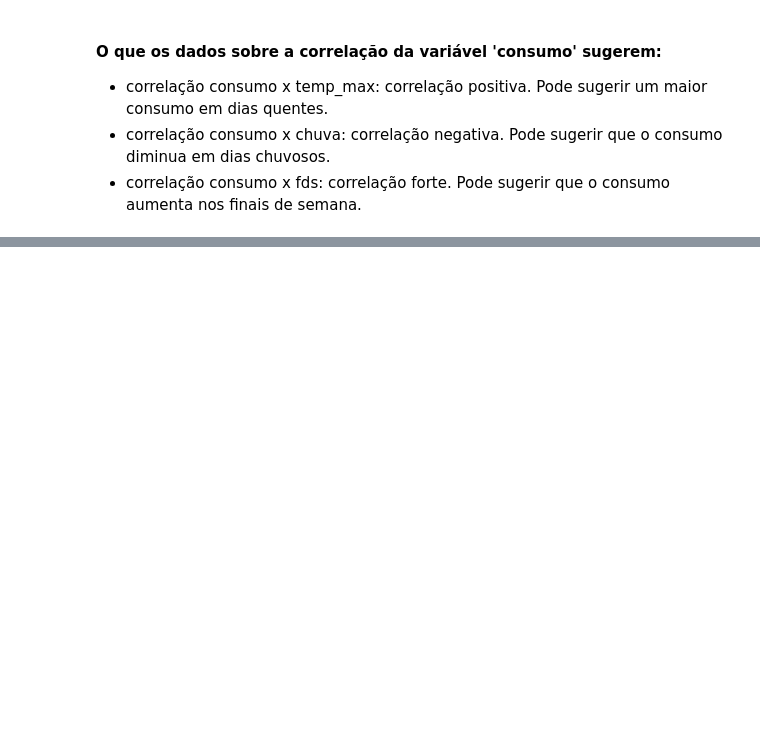
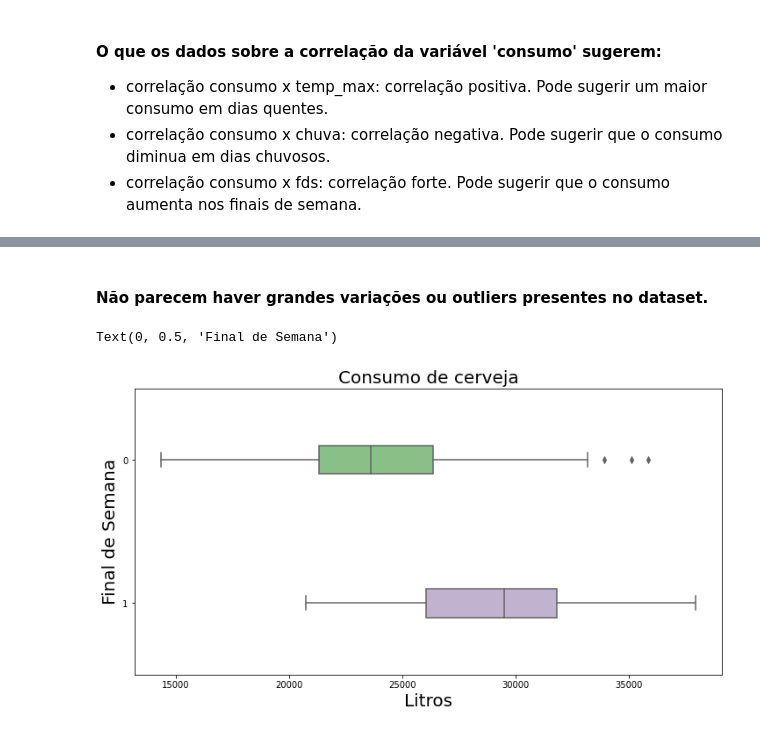
Before and after one commit to silsantos/Data-Science_Projects, a Jupyter notebook: Estatistica/Pratica4_Regressao_Multipla.ipynb, the cells around one changed output, grey strips where cells are left out. Cells and saved outputs as stored; diff of their text form; code cells hidden in the pictures; blank space fills up the shorter version.

```diff
--- a/Estatistica/Pratica4_Regressao_Multipla.ipynb
+++ b/Estatistica/Pratica4_Regressao_Multipla.ipynb
@@ -89,0 +114,16 @@ dados.corr().round(2)
+# %% [markdown]
+#### Não parecem haver grandes variações ou outliers presentes no dataset.
+# %%
+# Investigando o consumo de Cerveja (variável dependente - y) em dias "normais"(de segunda a sexta) e em finais de semana:
+
+# 0: Dias da semana
+# 1: Finais de Semana
+
+ax = sns.boxplot(x = 'consumo', y = 'fds', data = dados, orient = 'h', width = 0.2)
+ax.figure.set_size_inches(12,6)
+ax.set_title('Consumo de cerveja', fontsize = 20)
+ax.set_xlabel('Litros', fontsize = 20)
+ax.set_ylabel('Final de Semana', fontsize = 20)
+# %% [output]
+Text(0, 0.5, 'Final de Semana')
+[figure, added]
```
Also changed, not shown: parts of 14 cells of this notebook.
